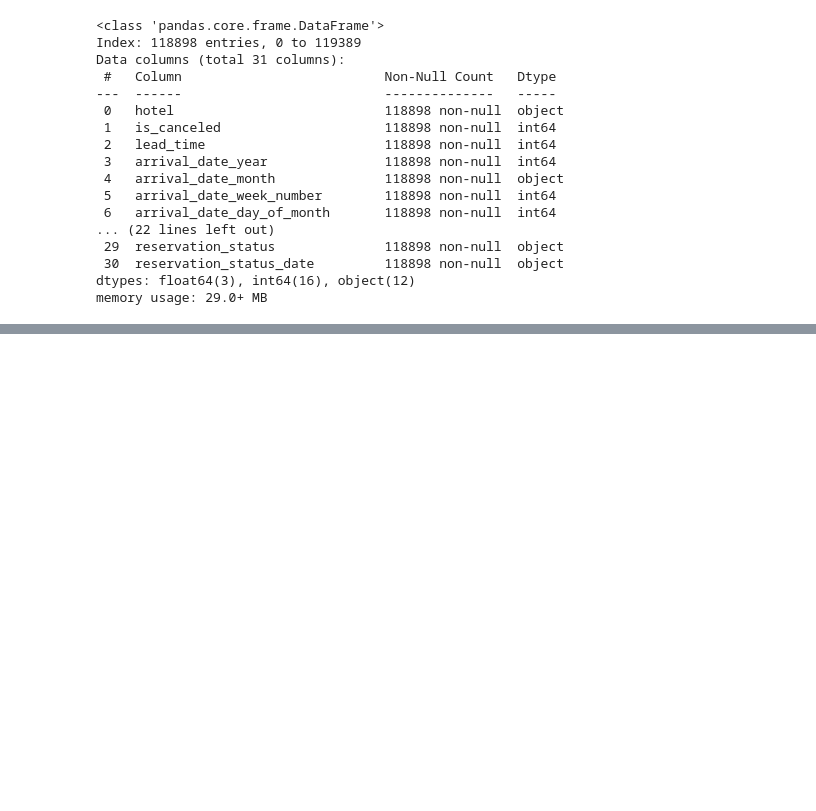
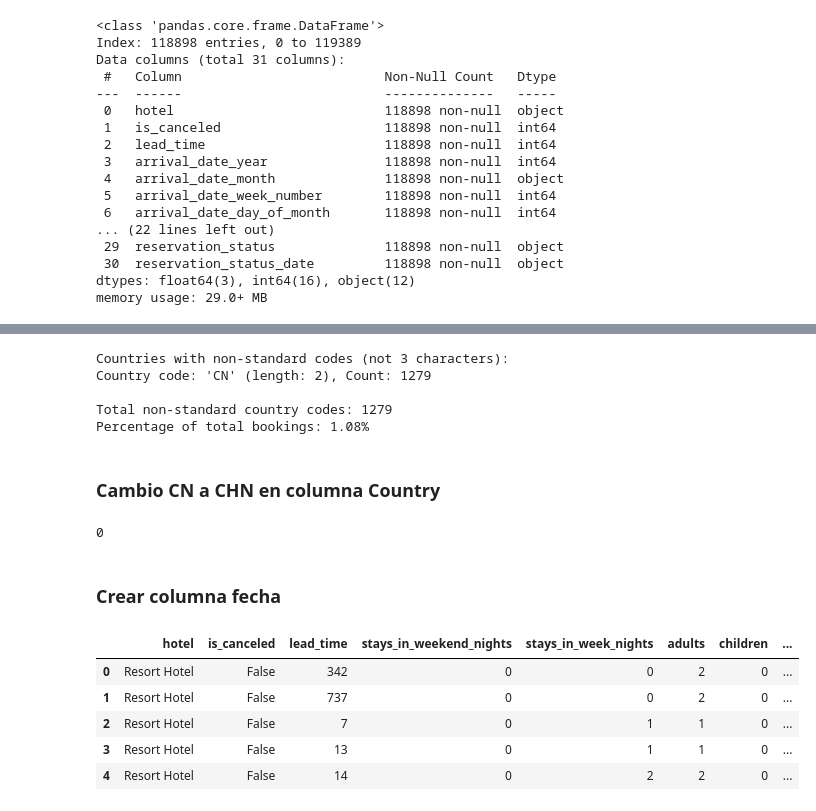
Before and after one commit to GuillermoDuMa/Reboot-Academy-Project-2-Hotel-Bookings, a Jupyter notebook: Data_Cleaning.ipynb, the cells around one changed output, grey strips where cells are left out. Cells and saved outputs as stored; diff of their text form; code cells hidden in the pictures; blank space fills up the shorter version.

```diff
--- a/Data_Cleaning.ipynb
+++ b/Data_Cleaning.ipynb
@@ -198,0 +316,2 @@ memory usage: 29.0+ MB
+# %%
+df['previous_bookings_not_canceled'] = df['previous_bookings_not_canceled'].astype(bool)
@@ -198,0 +320,2 @@ memory usage: 29.0+ MB
+# %%
+df['reservation_status_date'] = pd.to_datetime(df['reservation_status_date'], errors='coerce')
@@ -198,0 +344,59 @@ memory usage: 29.0+ MB
+# %%
+# Get all unique country values
+country_counts = df['country'].value_counts()
+
+# Filter for countries that are not exactly 3 characters long
+non_standard_countries = country_counts[country_counts.index.str.len() != 3]
+
+# Display the results
+print("Countries with non-standard codes (not 3 characters):")
+if len(non_standard_countries) > 0:
+    for country, count in non_standard_countries.items():
+        print(f"Country code: '{country}' (length: {len(country)}), Count: {count}")
+else:
+    print("No non-standard country codes found")
+
+# Calculate percentage of non-standard country codes
+total_countries = len(df)
+non_standard_total = non_standard_countries.sum()
+percentage = (non_standard_total / total_countries) * 100
+print(f"\nTotal non-standard country codes: {non_standard_total}")
+print(f"Percentage of total bookings: {percentage:.2f}%")
+# %% [output]
+Countries with non-standard codes (not 3 characters):
+Country code: 'CN' (length: 2), Count: 1279
+
+Total non-standard country codes: 1279
+Percentage of total bookings: 1.08%
+# %% [markdown]
+### Cambio CN a CHN en columna Country
+# %%
+df['country'] = df['country'].replace('CN', 'CHN')
+df.loc[df['country'] == 'CN']
+(df['country'] == 'CN').sum()
+# %% [output]
+0
+# %% [markdown]
+### Crear columna fecha
+# %%
+df['arrival_date'] = pd.to_datetime(
+    df['arrival_date_year'].astype(str) + '-' +
+    df['arrival_date_month'] + '-' +
+    df['arrival_date_day_of_month'].astype(str),
+    format='%Y-%B-%d',
+    errors='coerce'
+)
+# %%
+# Eliminar columnas existentes de fecha: 'arrival_date_year' 'arrival_date_month', 'arrival_date_day_of_month'
+df = df.drop('arrival_date_year', axis=1)
+df = df.drop('arrival_date_month', axis=1)
+df = df.drop('arrival_date_day_of_month', axis=1)
+df = df.drop('arrival_date_week_number', axis=1)
+df.head()
+# %% [output]
+|  | hotel | is_canceled | lead_time | stays_in_weekend_nights | stays_in_week_nights | adults | children | ... |
+| 0 | Resort Hotel | False | 342 | 0 | 0 | 2 | 0 | ... |
+| 1 | Resort Hotel | False | 737 | 0 | 0 | 2 | 0 | ... |
+| 2 | Resort Hotel | False | 7 | 0 | 1 | 1 | 0 | ... |
+| 3 | Resort Hotel | False | 13 | 0 | 1 | 1 | 0 | ... |
+| 4 | Resort Hotel | False | 14 | 0 | 2 | 2 | 0 | ... |
```
Also changed, not shown: parts of 44 cells of this notebook, 1 other file.
